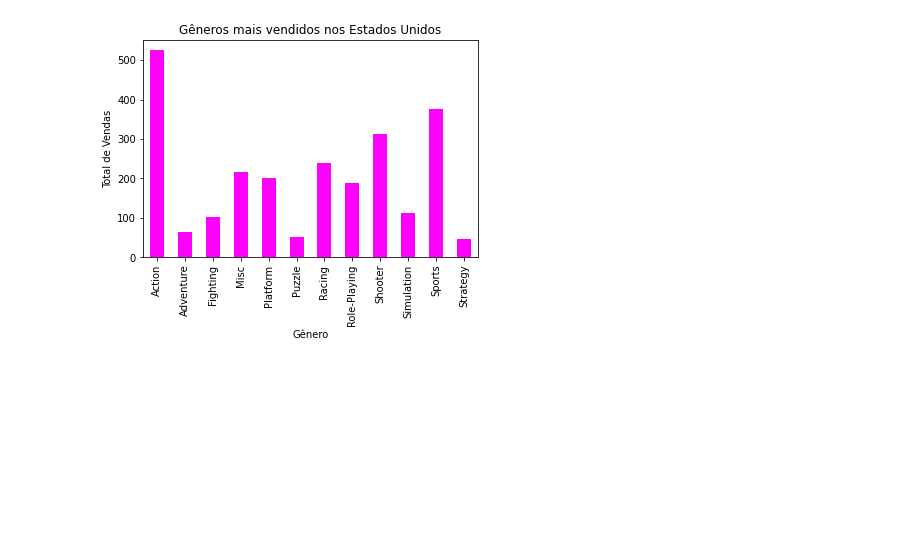
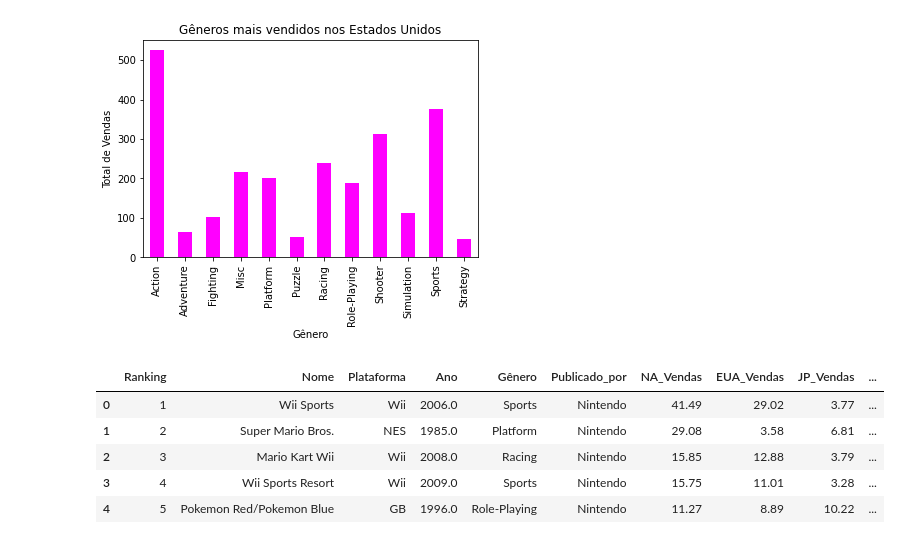
Before and after one commit to juliaborgess18/analise-exploratoria-com-python, a Jupyter notebook: analise_vendas_de_jogos.ipynb, the cells around one changed output. Saved outputs shown, nothing was run; the diff lists cells and outputs as text; code cells hidden in the pictures; blank space fills up the shorter version.

```diff
--- a/analise_vendas_de_jogos.ipynb
+++ b/analise_vendas_de_jogos.ipynb
@@ -73,3 +88,12 @@ plt.xlabel("Gênero")
 plt.ylabel("Total de Vendas");
 # %% [output]
 [figure]
+# %%
+df.head(5)
+# %% [output]
+|  | Ranking | Nome | Plataforma | Ano | Gênero | Publicado_por | NA_Vendas | EUA_Vendas | JP_Vendas | ... |
+| 0 | 1 | Wii Sports | Wii | 2006.0 | Sports | Nintendo | 41.49 | 29.02 | 3.77 | ... |
+| 1 | 2 | Super Mario Bros. | NES | 1985.0 | Platform | Nintendo | 29.08 | 3.58 | 6.81 | ... |
+| 2 | 3 | Mario Kart Wii | Wii | 2008.0 | Racing | Nintendo | 15.85 | 12.88 | 3.79 | ... |
+| 3 | 4 | Wii Sports Resort | Wii | 2009.0 | Sports | Nintendo | 15.75 | 11.01 | 3.28 | ... |
+| 4 | 5 | Pokemon Red/Pokemon Blue | GB | 1996.0 | Role-Playing | Nintendo | 11.27 | 8.89 | 10.22 | ... |
```
Also changed, not shown: parts of 3 cells of this notebook.
